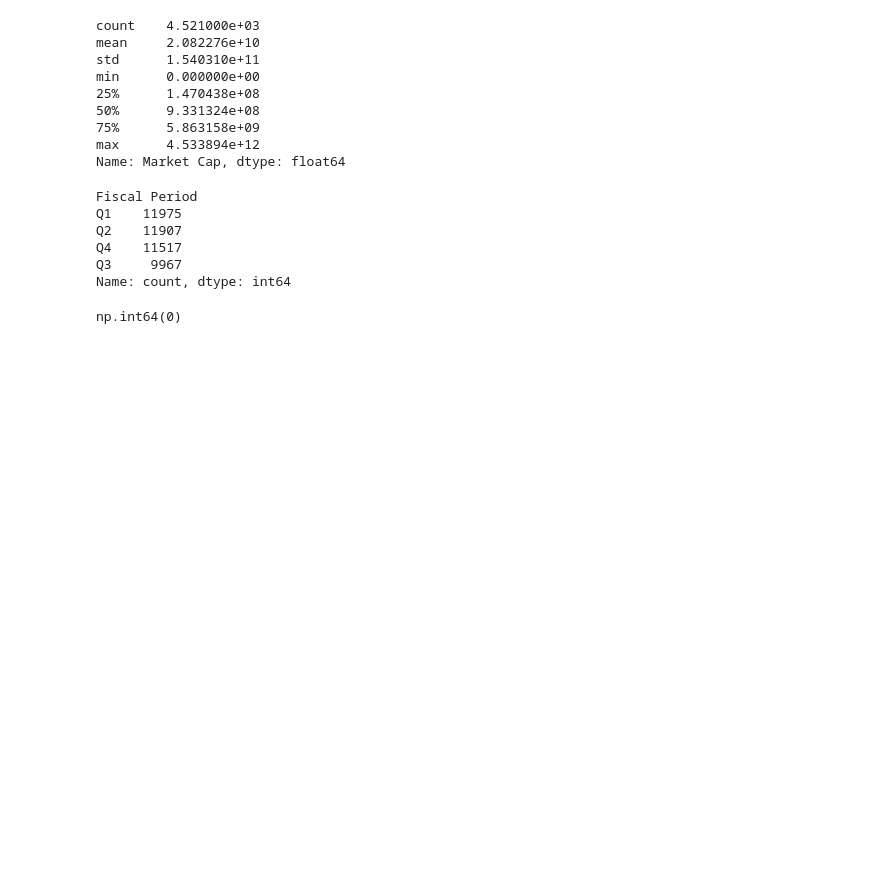
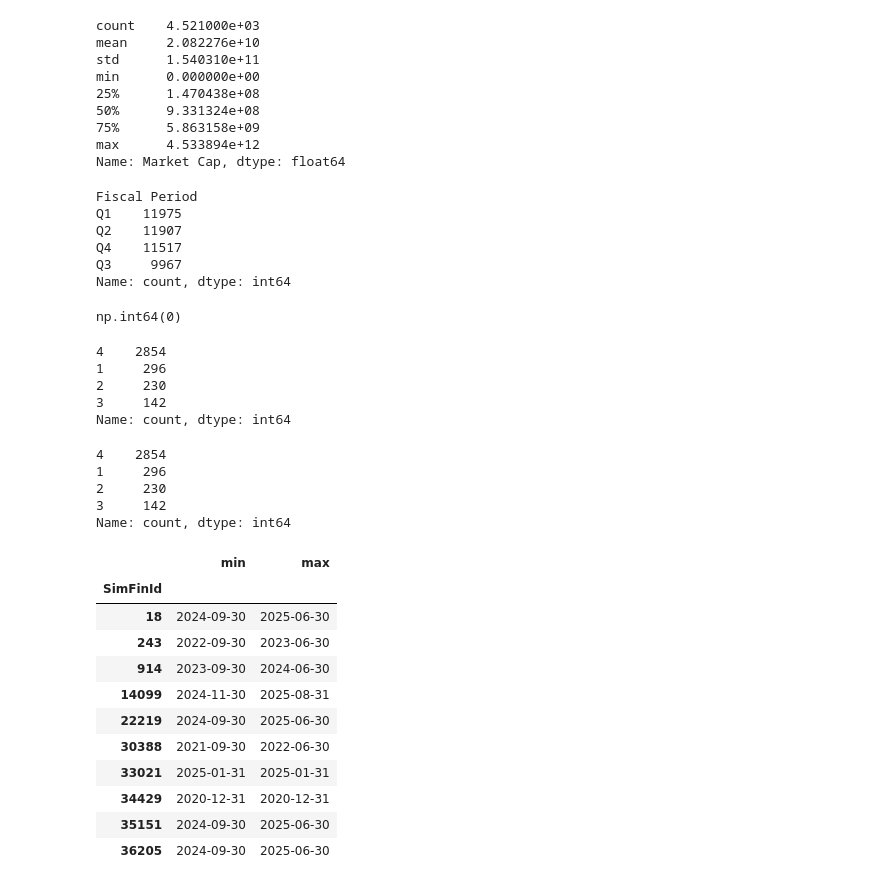
Before and after one commit to finnrcase/Econ_430_proj_1, a Jupyter notebook: notebooks/01_build_dataset.ipynb, the cells around one changed output. Drawn from its saved outputs; the diff is of its cells as text; code cells hidden in the pictures; blank space fills up the shorter version.

```diff
--- a/notebooks/01_build_dataset.ipynb
+++ b/notebooks/01_build_dataset.ipynb
@@ -458,3 +458,7 @@ income_available.duplicated(
 ).sum()
 # %% [output]
 np.int64(0)
+# %%
+income_available = income_available.sort_values(
+    ['SimFinId', 'Report Date']
+)
@@ -460,0 +471,37 @@ np.int64(0)
+# %%
+income_latest4.groupby('SimFinId').size().value_counts()
+# %% [output]
+4    2854
+1     296
+2     230
+3     142
+Name: count, dtype: int64
+# %%
+income_available = income_available.sort_values(
+    ['SimFinId', 'Report Date']
+)
+
+income_latest4 = income_available.groupby('SimFinId').tail(4)
+
+income_latest4.groupby('SimFinId').size().value_counts()
+# %% [output]
+4    2854
+1     296
+2     230
+3     142
+Name: count, dtype: int64
+# %%
+income_latest4.groupby('SimFinId')['Report Date'].agg(['min', 'max']).head(10)
+# %% [output]
+|  | min | max |
+| SimFinId |  |  |
+| 18 | 2024-09-30 | 2025-06-30 |
+| 243 | 2022-09-30 | 2023-06-30 |
+| 914 | 2023-09-30 | 2024-06-30 |
+| 14099 | 2024-11-30 | 2025-08-31 |
+| 22219 | 2024-09-30 | 2025-06-30 |
+| 30388 | 2021-09-30 | 2022-06-30 |
+| 33021 | 2025-01-31 | 2025-01-31 |
+| 34429 | 2020-12-31 | 2020-12-31 |
+| 35151 | 2024-09-30 | 2025-06-30 |
+| 36205 | 2024-09-30 | 2025-06-30 |
```
Also changed, not shown: parts of 4 cells of this notebook.
